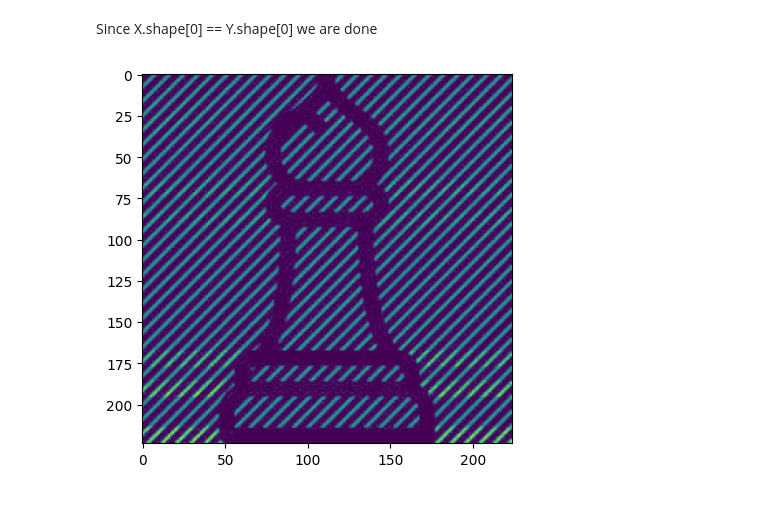
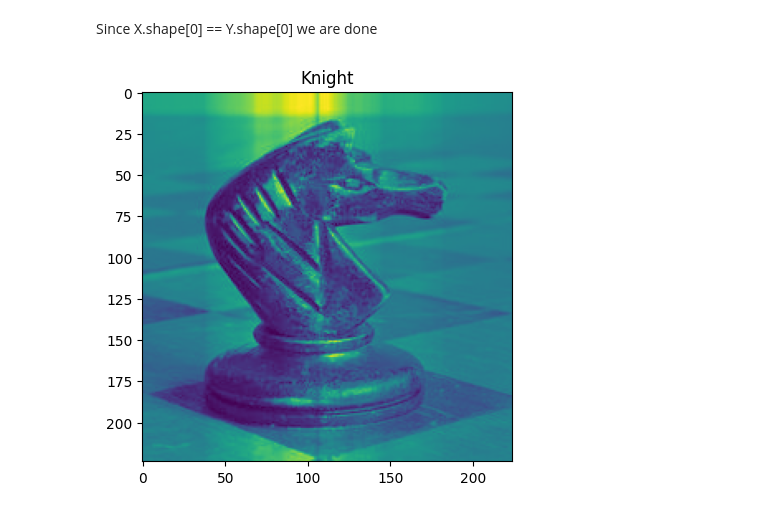
Before and after one commit to khirobenn/Deep-Learning, a Jupyter notebook: chess_model.ipynb, the cells around one changed output. Drawn from its saved outputs; the diff is of its cells as text; code cells hidden in the pictures.

Commit message:
Some test works, some no. Have to improve it ;)

```diff
--- a/chess_model.ipynb
+++ b/chess_model.ipynb
@@ -42,12 +42,14 @@ print(Y.shape)
 Since X.shape[0] == Y.shape[0] we are done
 # %%
 import tensorflow as tf
-X = tf.keras.utils.normalize(X)
+X = tf.keras.utils.normalize(X, axis=1) # Normalize data
-# %%
-plt.imshow(X[13])
-plt.show()
-# %% [output]
-[figure, removed]
+# %%
+index_test = 9
+plt.imshow(X[index_test])
+plt.title(CATEGORIES[Y[index_test]])
+plt.show()
+# %% [output]
+[figure, added]
 # %%
 split_size = int(0.8 * X.shape[0])
 
```
Also changed, not shown: parts of 6 cells of this notebook, 2 other files.
